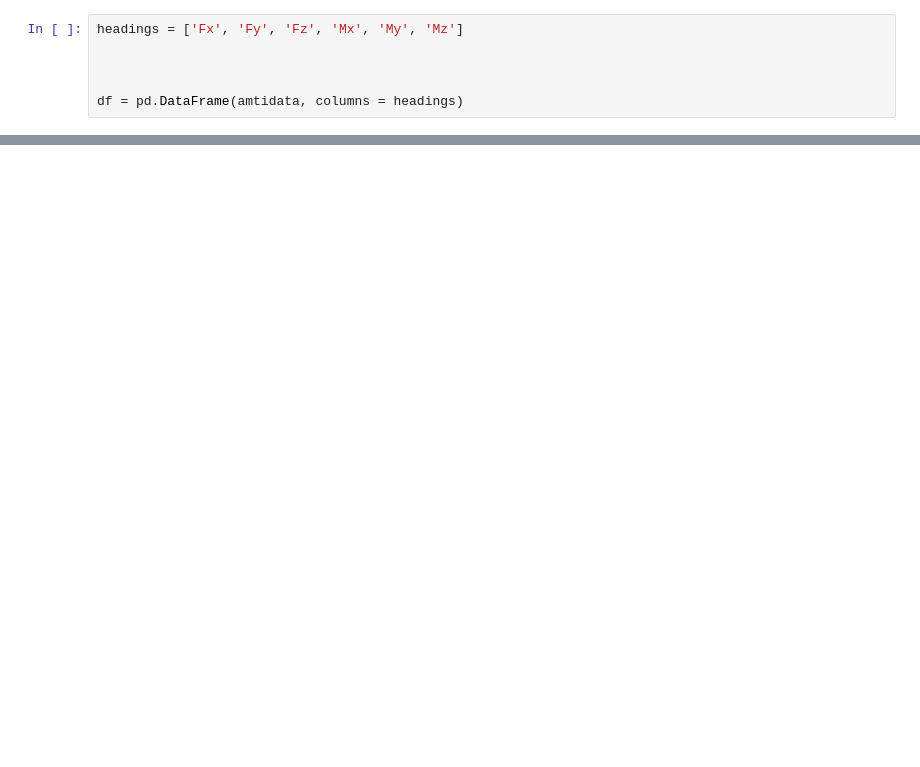
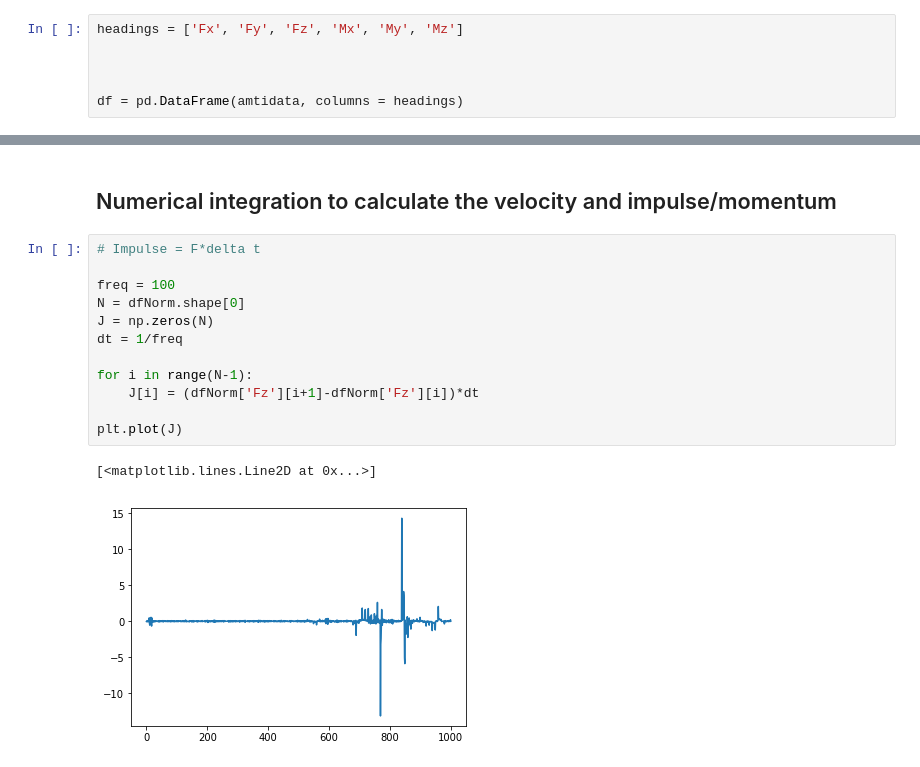
Before and after one commit to jmcclung32/VPython, a Jupyter notebook: ForcePlateData_NoPositions/ForcePlateProgram.ipynb, the cells around one changed output, grey strips where cells are left out. Saved outputs shown, nothing was run; the diff lists cells and outputs as text; blank space fills up the shorter version.

```diff
--- a/ForcePlateData_NoPositions/ForcePlateProgram.ipynb
+++ b/ForcePlateData_NoPositions/ForcePlateProgram.ipynb
@@ -92,0 +111,17 @@ dtype: float64
+# %% [markdown]
+## Numerical integration to calculate the velocity and impulse/momentum
+# %%
+# Impulse = F*delta t
+
+freq = 100
+N = dfNorm.shape[0]
+J = np.zeros(N)
+dt = 1/freq
+
+for i in range(N-1):
+    J[i] = (dfNorm['Fz'][i+1]-dfNorm['Fz'][i])*dt
+
+plt.plot(J)
+# %% [output]
+[<matplotlib.lines.Line2D at 0x...>]
+[figure, added]
```
Also changed, not shown: parts of 16 cells of this notebook, 3 other files.
